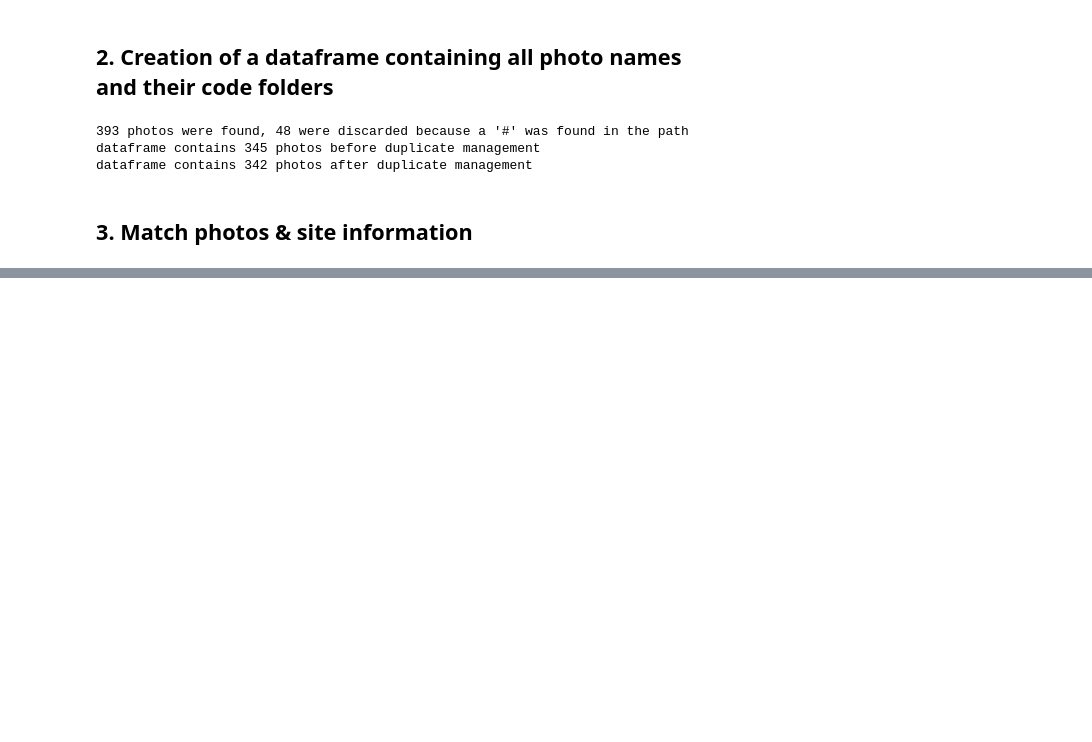
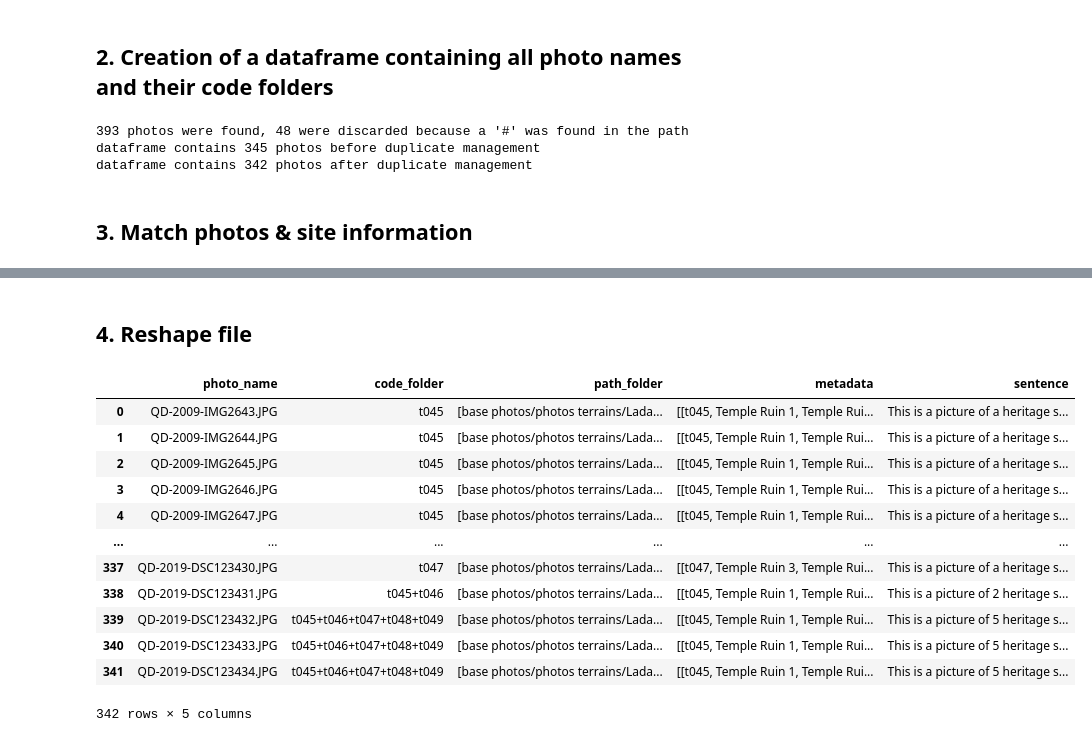
Before and after one commit to gbizel/nakala-archiving, a Jupyter notebook: archive.ipynb, the cells around one changed output, grey strips where cells are left out. Cells and saved outputs as stored; diff of their text form; code cells hidden in the pictures; blank space fills up the shorter version.

Commit message:
reshape for nkl upload

```diff
--- a/archive.ipynb
+++ b/archive.ipynb
@@ -266,3 +292,5 @@ print(t1)
 # %%
 ## Save photos_info into a .csv file
 photos_info.to_csv('photos_info.csv')
+# %% [markdown]
+## 4. Reshape file
@@ -268,0 +299,19 @@ photos_info.to_csv('photos_info.csv')
+# %%
+photos_info = pd.read_csv('photos_info.csv', index_col=0)
+photos_info['path_folder'] = photos_info['path_folder'].apply(lambda x: ast.literal_eval(x))
+photos_info['metadata'] = photos_info['metadata'].apply(lambda x: ast.literal_eval(x))
+photos_info
+# %% [output]
+|  | photo_name | code_folder | path_folder | metadata | sentence |
+| 0 | QD-2009-IMG2643.JPG | t045 | [base photos/photos terrains/Lada... | [[t045, Temple Ruin 1, Temple Rui... | This is a picture of a heritage s... |
+| 1 | QD-2009-IMG2644.JPG | t045 | [base photos/photos terrains/Lada... | [[t045, Temple Ruin 1, Temple Rui... | This is a picture of a heritage s... |
+| 2 | QD-2009-IMG2645.JPG | t045 | [base photos/photos terrains/Lada... | [[t045, Temple Ruin 1, Temple Rui... | This is a picture of a heritage s... |
+| 3 | QD-2009-IMG2646.JPG | t045 | [base photos/photos terrains/Lada... | [[t045, Temple Ruin 1, Temple Rui... | This is a picture of a heritage s... |
+| 4 | QD-2009-IMG2647.JPG | t045 | [base photos/photos terrains/Lada... | [[t045, Temple Ruin 1, Temple Rui... | This is a picture of a heritage s... |
+| ... | ... | ... | ... | ... | ... |
+| 337 | QD-2019-DSC123430.JPG | t047 | [base photos/photos terrains/Lada... | [[t047, Temple Ruin 3, Temple Rui... | This is a picture of a heritage s... |
+| 338 | QD-2019-DSC123431.JPG | t045+t046 | [base photos/photos terrains/Lada... | [[t045, Temple Ruin 1, Temple Rui... | This is a picture of 2 heritage s... |
+| 339 | QD-2019-DSC123432.JPG | t045+t046+t047+t048+t049 | [base photos/photos terrains/Lada... | [[t045, Temple Ruin 1, Temple Rui... | This is a picture of 5 heritage s... |
+| 340 | QD-2019-DSC123433.JPG | t045+t046+t047+t048+t049 | [base photos/photos terrains/Lada... | [[t045, Temple Ruin 1, Temple Rui... | This is a picture of 5 heritage s... |
+| 341 | QD-2019-DSC123434.JPG | t045+t046+t047+t048+t049 | [base photos/photos terrains/Lada... | [[t045, Temple Ruin 1, Temple Rui... | This is a picture of 5 heritage s... |
+342 rows × 5 columns
```
Also changed, not shown: parts of 44 cells of this notebook, 1 other file.
